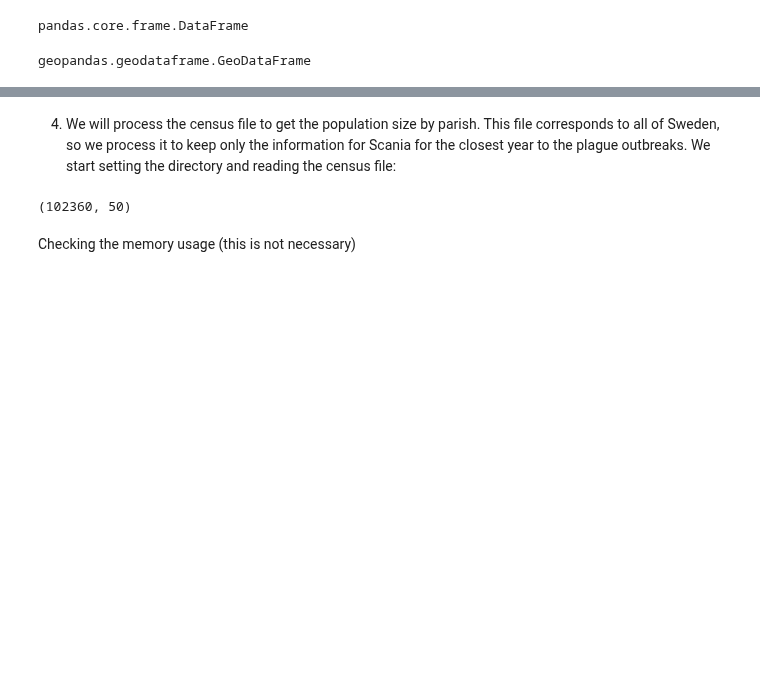
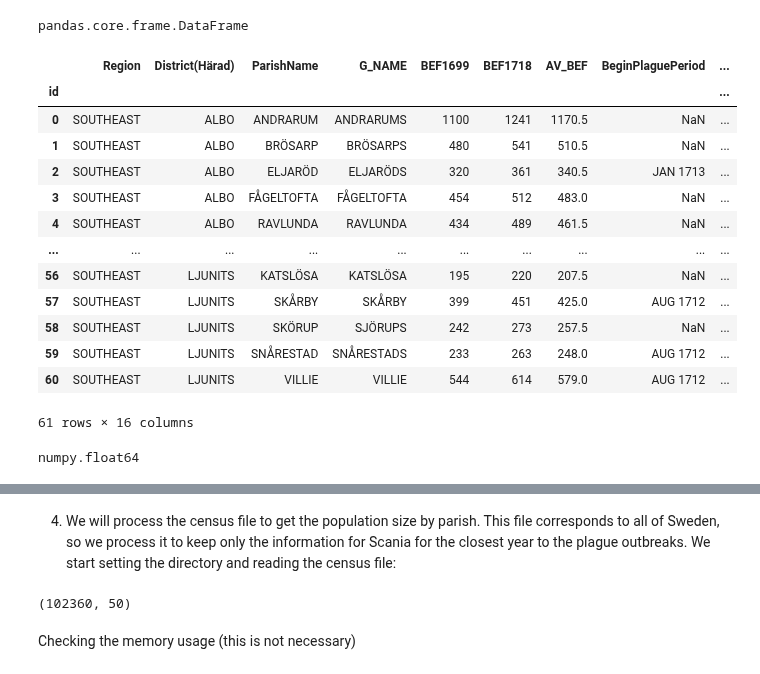
Before and after one commit to polislizarralde/PythonMathematicalModeling, a Jupyter notebook: docs/PlagueProject/databaseScania.ipynb, the cells around one changed output, grey strips where cells are left out. Cells and saved outputs as stored; diff of their text form; code cells hidden in the pictures; blank space fills up the shorter version.

```diff
--- a/docs/PlagueProject/databaseScania.ipynb
+++ b/docs/PlagueProject/databaseScania.ipynb
@@ -311,7 +311,33 @@ southeastMap  # show map
 type(southeastParishMap)
 # %% [output]
 pandas.core.frame.DataFrame
+# %%
+# Assuming you have a GeoDataFrame named 'gdf'
+def calculate_quotient(gdf, col1, col2):
+    gdf[col1] = pd.to_numeric(gdf[col1], errors='coerce')
+    gdf[col2] = pd.to_numeric(gdf[col2], errors='coerce')
+
+    # Calculate the death rate per 1000 inhabitants
+    gdf['quotient'] = (gdf[col1] / gdf[col2])*1000
+    return gdf
+
+calculate_quotient(southeastScaniaMap, 'VictimsNumber', 'BEF1699')
+# %% [output]
+|  | Region | District(Härad) | ParishName | G_NAME | BEF1699 | BEF1718 | AV_BEF | BeginPlaguePeriod | ... |
+| id |  |  |  |  |  |  |  |  | ... |
+| 0 | SOUTHEAST | ALBO | ANDRARUM | ANDRARUMS | 1100 | 1241 | 1170.5 | NaN | ... |
+| 1 | SOUTHEAST | ALBO | BRÖSARP | BRÖSARPS | 480 | 541 | 510.5 | NaN | ... |
+| 2 | SOUTHEAST | ALBO | ELJARÖD | ELJARÖDS | 320 | 361 | 340.5 | JAN 1713 | ... |
+| 3 | SOUTHEAST | ALBO | FÅGELTOFTA | FÅGELTOFTA | 454 | 512 | 483.0 | NaN | ... |
+| 4 | SOUTHEAST | ALBO | RAVLUNDA | RAVLUNDA | 434 | 489 | 461.5 | NaN | ... |
+| ... | ... | ... | ... | ... | ... | ... | ... | ... | ... |
+| 56 | SOUTHEAST | LJUNITS | KATSLÖSA | KATSLÖSA | 195 | 220 | 207.5 | NaN | ... |
+| 57 | SOUTHEAST | LJUNITS | SKÅRBY | SKÅRBY | 399 | 451 | 425.0 | AUG 1712 | ... |
+| 58 | SOUTHEAST | LJUNITS | SKÖRUP | SJÖRUPS | 242 | 273 | 257.5 | NaN | ... |
+| 59 | SOUTHEAST | LJUNITS | SNÅRESTAD | SNÅRESTADS | 233 | 263 | 248.0 | AUG 1712 | ... |
+| 60 | SOUTHEAST | LJUNITS | VILLIE | VILLIE | 544 | 614 | 579.0 | AUG 1712 | ... |
+61 rows × 16 columns
 # %%
-type(southeastScaniaMap)
+type(southeastScaniaMap['area_km2'][3])
 # %% [output]
-geopandas.geodataframe.GeoDataFrame
+numpy.float64
```
Also changed, not shown: parts of 2 cells of this notebook.
